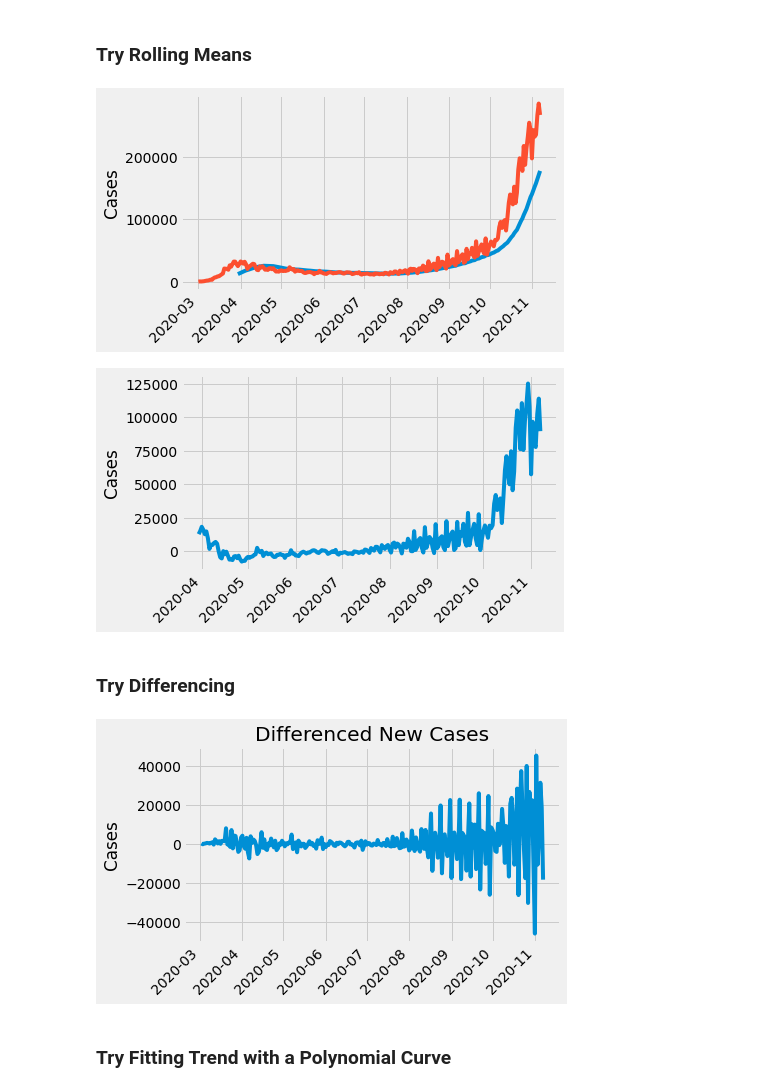
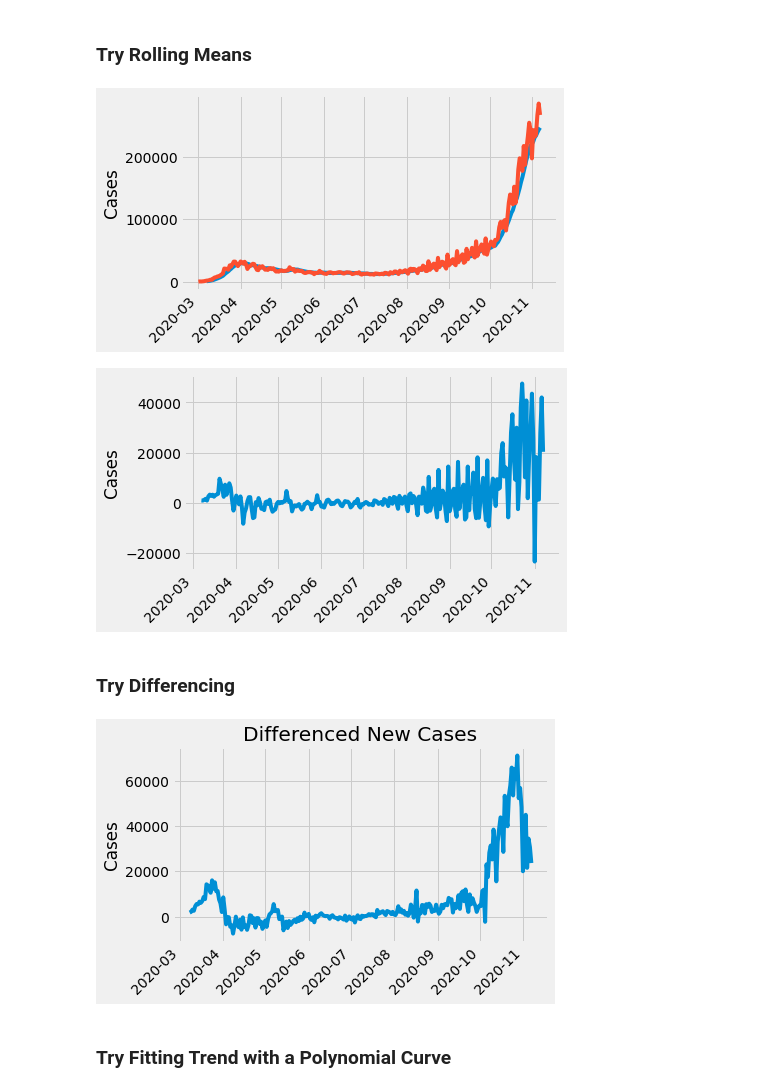
Before and after one commit to ostormer/covid_ml, a Jupyter notebook: Random Forest.ipynb, the cells around one changed output. Cells and saved outputs as stored; diff of their text form; code cells hidden in the pictures.

Commit message:
Update RF with diff predictions

```diff
--- a/Random Forest.ipynb
+++ b/Random Forest.ipynb
@@ -132,32 +132,32 @@ Text(0.5, 1.0, 'Cbrt')
 ### Try Rolling Means
 # %%
 f4, ax = plt.subplots()
-ax.plot(dates, df['new_cases'].rolling(window = 30).mean())
+ax.plot(dates, df['new_cases'].rolling(window = 7).mean())
 ax.plot(dates, df['new_cases'])
 ax.set_xlabel(''); ax.set_ylabel('Cases'); ax1.set_title('Rolling Mean')
 f4.autofmt_xdate(rotation = 45)
 # %% [output]
-[figure, old version]
+[figure, new version]
 # %%
-df['new_cases_rolling'] = df['new_cases'] - df['new_cases'].rolling(window = 30).mean()
+df['new_cases_rolling'] = df['new_cases'] - df['new_cases'].rolling(window = 7).mean()
 
 f5, ax = plt.subplots()
 ax.plot(dates, df['new_cases_rolling'])
 ax.set_xlabel(''); ax.set_ylabel('Cases'); ax1.set_title('New Cases with the Rolling Mean Subtracted')
 f5.autofmt_xdate(rotation = 45)
 # %% [output]
-[figure, old version]
+[figure, new version]
 # %% [markdown]
 ### Try Differencing
 # %%
-df['new_cases_diff'] = df['new_cases'].diff(periods=1)
+df['new_cases_diff'] = df['new_cases'].diff(periods=7)
 
 f6, ax = plt.subplots()
 ax.plot(dates, df['new_cases_diff'])
 ax.set_xlabel(''); ax.set_ylabel('Cases'); ax.set_title('Differenced New Cases')
 f6.autofmt_xdate(rotation = 45)
 # %% [output]
-[figure, old version]
+[figure, new version]
 # %% [markdown]
 ### Try Fitting Trend with a Polynomial Curve
 # %%
```
Also changed, not shown: parts of 9 cells of this notebook, 3 other files.
